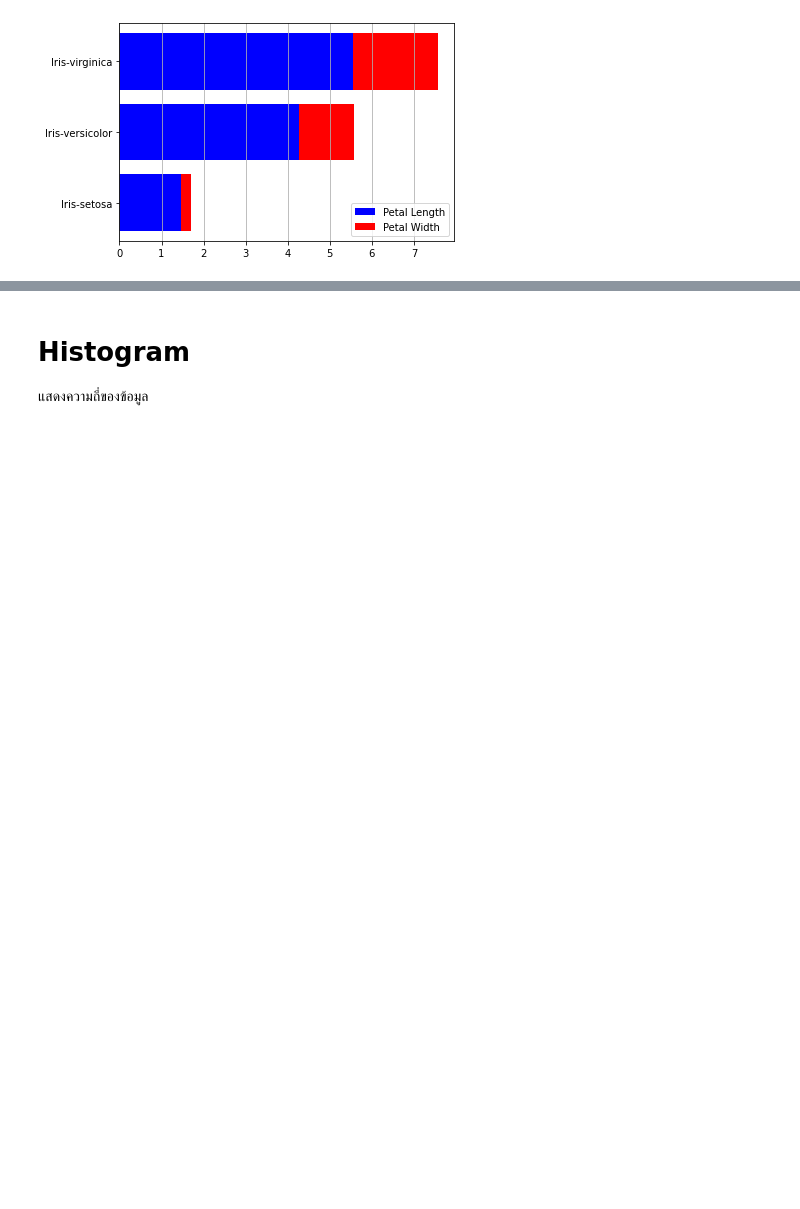
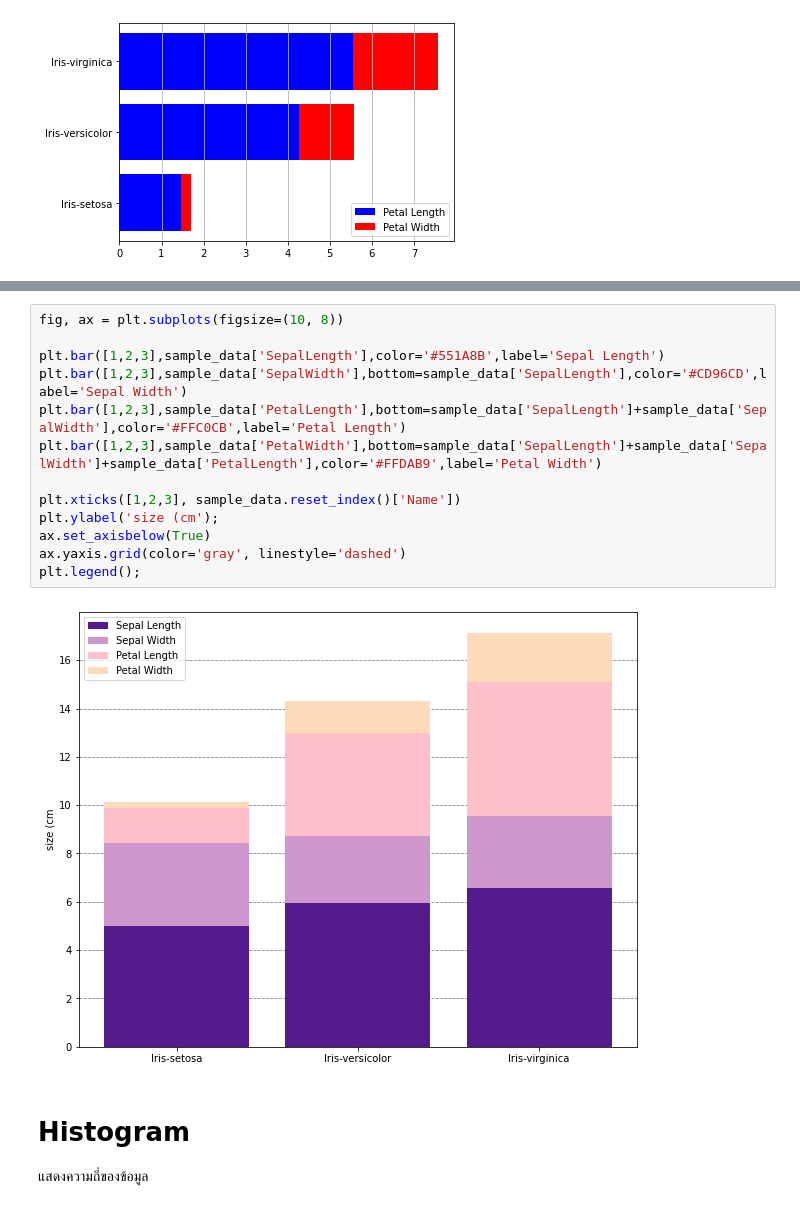
Before and after one commit to UNKOkiss/data_viz_2022, a Jupyter notebook: DataViz04_Data_Comparison.ipynb, the cells around one changed output, grey strips where cells are left out. Cells and saved outputs as stored; diff of their text form; blank space fills up the shorter version.

```diff
--- a/DataViz04_Data_Comparison.ipynb
+++ b/DataViz04_Data_Comparison.ipynb
@@ -273,3 +287,18 @@ plt.legend();
+# %%
+fig, ax = plt.subplots(figsize=(10, 8))
+
+plt.bar([1,2,3],sample_data['SepalLength'],color='#551A8B',label='Sepal Length')
+plt.bar([1,2,3],sample_data['SepalWidth'],bottom=sample_data['SepalLength'],color='#CD96CD',label='Sepal Width')
+plt.bar([1,2,3],sample_data['PetalLength'],bottom=sample_data['SepalLength']+sample_data['SepalWidth'],color='#FFC0CB',label='Petal Length')
+plt.bar([1,2,3],sample_data['PetalWidth'],bottom=sample_data['SepalLength']+sample_data['SepalWidth']+sample_data['PetalLength'],color='#FFDAB9',label='Petal Width')
+
+plt.xticks([1,2,3], sample_data.reset_index()['Name'])
+plt.ylabel('size (cm');
+ax.set_axisbelow(True)
+ax.yaxis.grid(color='gray', linestyle='dashed')
+plt.legend();
+# %% [output]
+[figure, added]
 # %% [markdown]
 # Histogram
 แสดงความถี่ของข้อมูล
```
Also changed, not shown: parts of 6 cells of this notebook.
